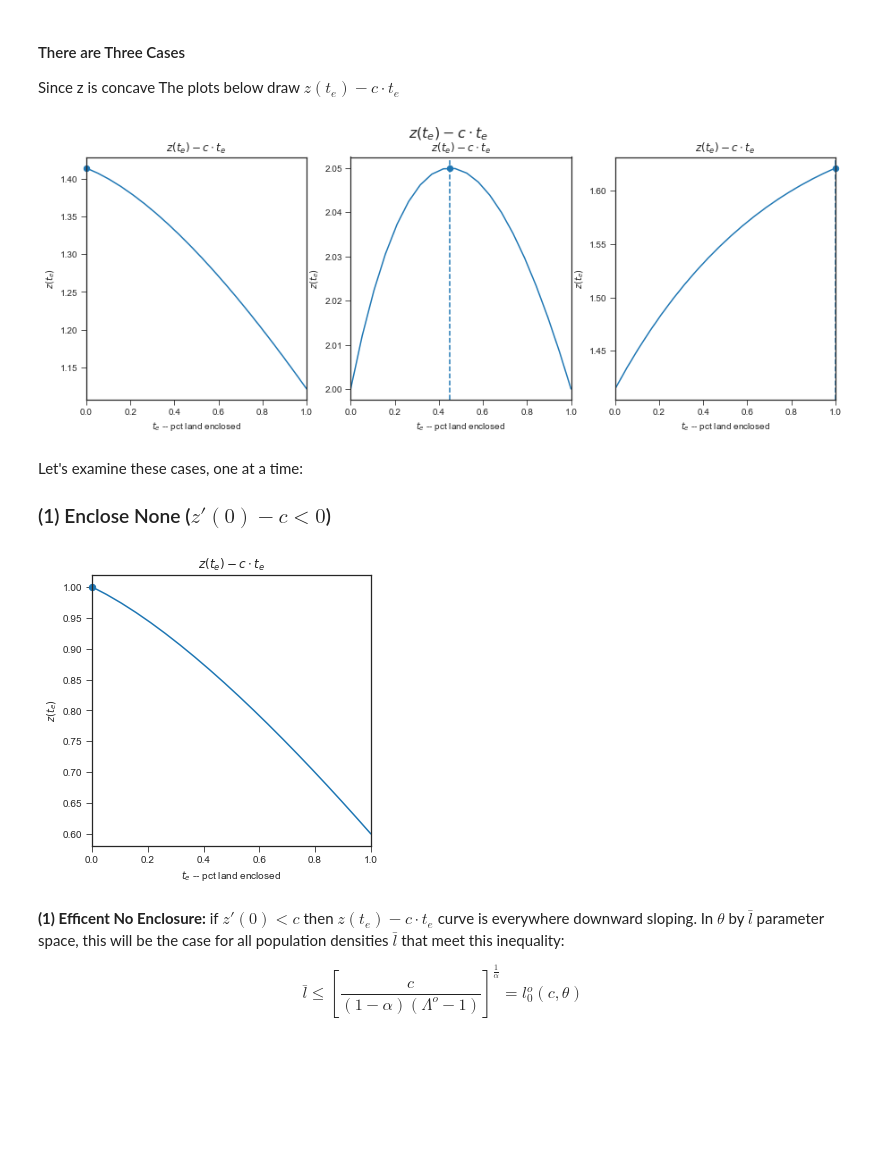
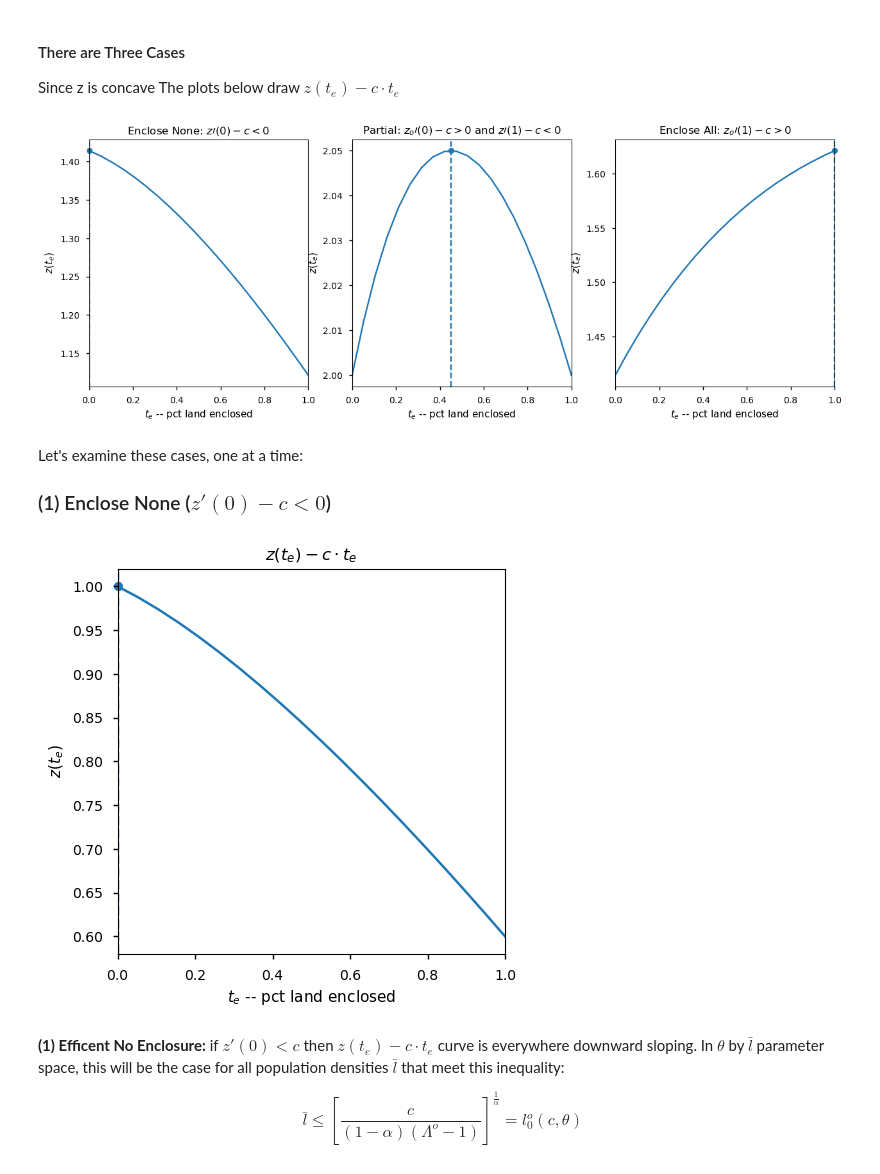
Before and after one commit to jhconning/enclosure_book, a Jupyter notebook: notebooks/enclosure_model.ipynb, the cells around one changed output. Cells and saved outputs as stored; diff of their text form; code cells hidden in the pictures; blank space fills up the shorter version.

```diff
--- a/notebooks/enclosure_model.ipynb
+++ b/notebooks/enclosure_model.ipynb
@@ -10,4 +11,6 @@ if 'google.colab' in str(get_ipython()):  # if using colab cloud must upload mod
   !wget https://raw.githubusercontent.com/jhconning/enclosure_book/main/notebooks/enclose.py
 # %%
 from enclose import *
-plt.style.use('seaborn-ticks')
+import matplotlib.pyplot as plt
+from ipywidgets import interact, interact_manual, fixed
+plt.style.use('seaborn-v0_8-notebook')
@@ -262,16 +267,17 @@ Since z is concave
 The plots below draw $z(t_e) - c \cdot t_e$
 # %%
 f, (ax1, ax2, ax3) = plt.subplots(1, 3, sharex=True, figsize=(15,5))
-f.suptitle(r'$z(t_e)-c\cdot t_e$', fontsize=16)
-ax1.set_title(r'Enclose None: $z(0)-c<0$')
+#f.suptitle(r'Three cases', fontsize=16)
 ax1.set_ylabel(r'$z(t_e)$')
-plotz(th = 1.5, alp=1/2, c=1, lbar=2,ax=ax1)
-ax2.set_title(r'Partial: $z \prime (0)-c>0$ and $z \prime (1)-c<0$')
+plotz(th = 1.5, alp=1/2, c=1, lbar=2, ax=ax1)
+ax1.set_title(r'Enclose None: $z \prime (0)-c<0$')
 plotz(th = 1.5, alp=1/2, c=1, lbar=4, ax=ax2);
-ax3.set_title(r'Enclose All: $z \prime (1)-c>0$')
-plotz(th = 1.5, alp=1/2, c=0.5, lbar=2,ax=ax3);
+ax2.set_title(r'Partial: $z_o \prime (0)-c>0$ and $z \prime (1)-c<0$')
+plotz(th = 1.5, alp=1/2, c=0.5, lbar=2, ax=ax3);
+ax3.set_title(r'Enclose All: $z_o \prime (1)-c>0$')
+f.savefig('z_three.png')
 # %% [output]
-[figure, old version]
+[figure, new version]
 # %% [markdown]
 Let's examine these cases, one at a time:
 
@@ -279,7 +285,7 @@ Let's examine these cases, one at a time:
 # %%
 plotz(th = 1.6, alp=1/2, c=1, lbar=1);
 # %% [output]
-[figure, old version]
+[figure, new version]
 # %% [markdown]
 **(1) Efficent No Enclosure:**  if $z'(0)<c$ then  $z(t_e)-c\cdot t_e$ curve is everywhere downward sloping.  In $\theta$ by $\bar l$ parameter space, this will be the case for all population densities $\bar l$ that meet this inequality:
 
```
Also changed, not shown: parts of 36 cells of this notebook, 8 other files.
